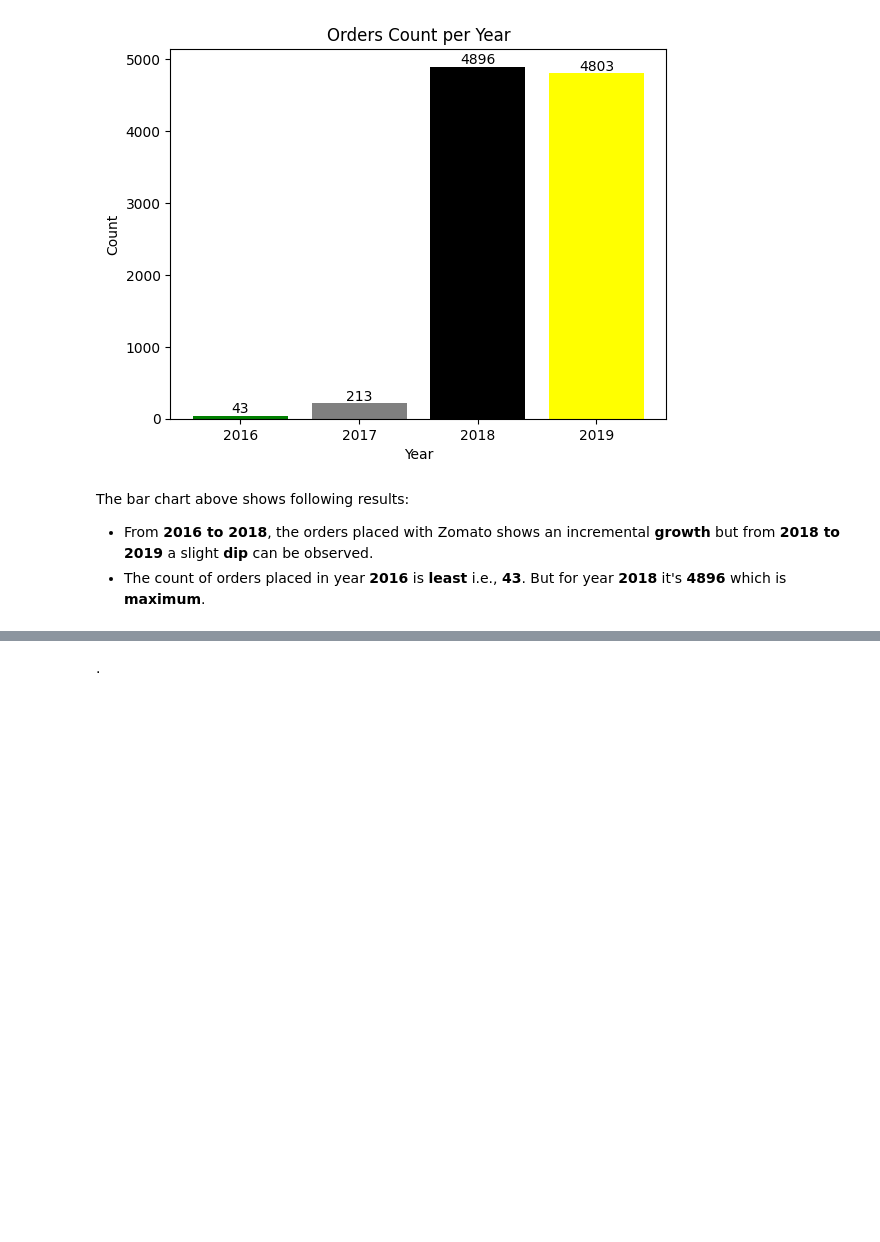
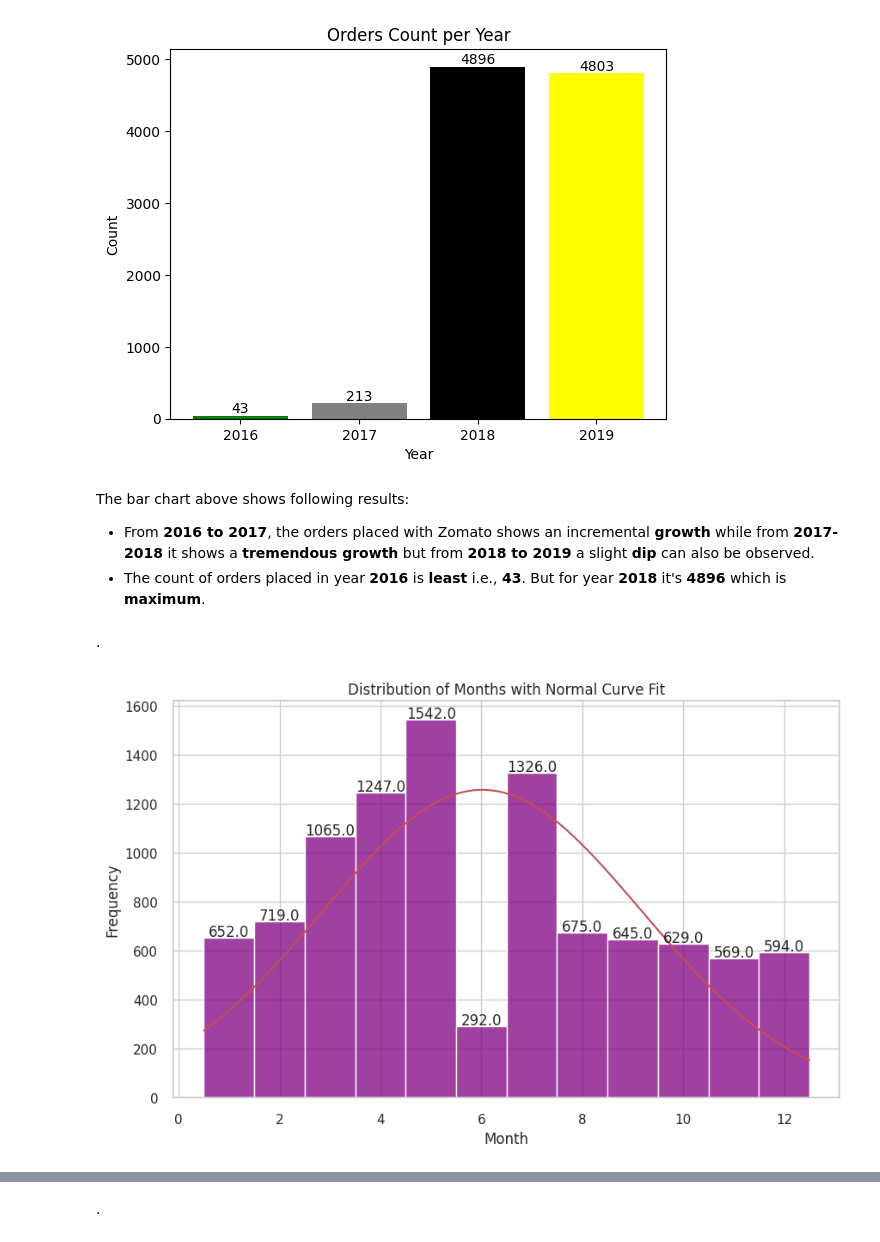
Before and after one commit to Amitish/Zomato-ML-Project, a Jupyter notebook: Zomato_Mid_Assessment_ML1_.ipynb, the cells around one changed output, grey strips where cells are left out. Cells and saved outputs as stored; diff of their text form; code cells hidden in the pictures; blank space fills up the shorter version.

```diff
--- a/Zomato_Mid_Assessment_ML1_.ipynb
+++ b/Zomato_Mid_Assessment_ML1_.ipynb
@@ -473,5 +501,36 @@ plt.show()
 The bar chart above shows following results:
 
 
-*   From **2016 to 2018**, the orders placed with Zomato shows an incremental **growth** but from **2018 to 2019** a slight **dip** can be observed.
+*   From **2016 to 2017**, the orders placed with Zomato shows an incremental **growth** while from **2017-2018** it shows a **tremendous growth** but from **2018 to 2019** a slight **dip** can also be observed.
 *   The count of orders placed in year **2016** is **least** i.e., **43**. But for year **2018** it's **4896** which is **maximum**.
+# %% [markdown]
+.
+# %%
+from scipy import stats
+
+plt.figure(figsize=(10, 6))
+ax = sns.histplot(zoto['Month'], kde=False, color="purple", bins=12, discrete=True)
+
+# Normalize data and fit a normal distribution
+(mean, std) = stats.norm.fit(zoto['Month'])
+x = np.linspace(0.5, 12.5, 100)
+pdf = stats.norm.pdf(x, mean, std)
+plt.plot(x, pdf * len(zoto['Month']) * (12 / 12), 'r')
+
+# Add labels on top of each bar
+for p in ax.patches:
+    ax.annotate(format(p.get_height(), '.1f'),  # Format the count
+                (p.get_x() + p.get_width() / 2., p.get_height()),
+                ha = 'center', va = 'center',
+                xytext = (0, 5),
+                textcoords = 'offset points')
+
+# Set titles and labels
+plt.title('Distribution of Months with Normal Curve Fit')
+plt.xlabel('Month')
+plt.ylabel('Frequency')
+
+# Show the plot
+plt.show()
+# %% [output]
+[figure, added]
```
Also changed, not shown: parts of 69 cells of this notebook.
